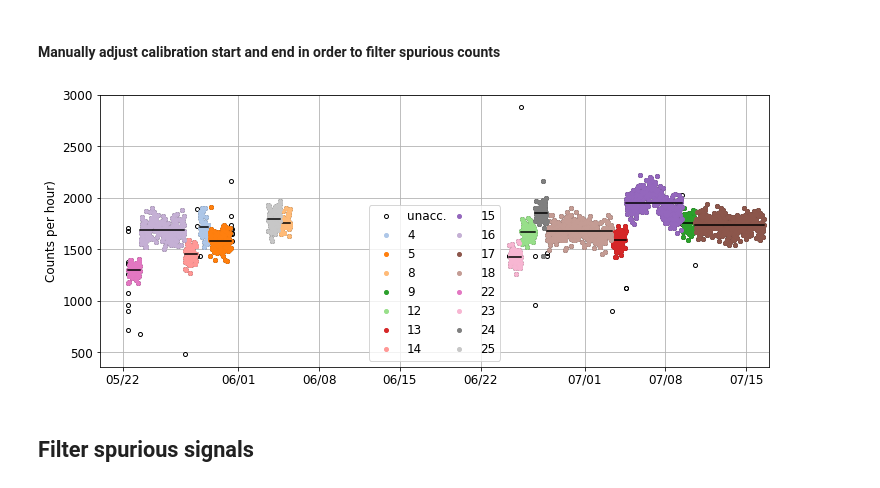
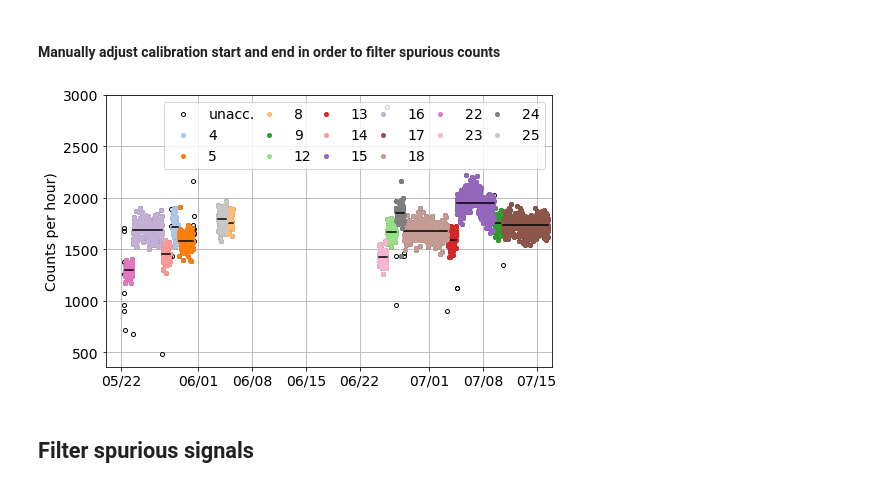
Before and after one commit to heistermann/cosmicsense, a Jupyter notebook: docs/source/notebooks/jfc1_process_wradlib.ipynb, the cells around one changed output. Drawn from its saved outputs; the diff is of its cells as text; code cells hidden in the pictures.

```diff
--- a/docs/source/notebooks/jfc1_process_wradlib.ipynb
+++ b/docs/source/notebooks/jfc1_process_wradlib.ipynb
@@ -29,0 +69,3 @@ warnings.simplefilter('once', RuntimeWarning)
+# %%
+wgs84 = wradlib.georef.epsg_to_osr(4326)
+utm32n = wradlib.georef.epsg_to_osr(32632)
@@ -29,0 +77,14 @@ warnings.simplefilter('once', RuntimeWarning)
+# %%
+# catchment
+catdata, catlayer = wradlib.io.open_vector("/media/x/cosmicsense/data/fendt/data_v1/Elaborated/upperRottCatchment.shp")
+catborders, keys = wradlib.georef.get_vector_coordinates(catlayer, source_srs=wgs84, dest_srs=utm32n)
+# roads
+roaddata, roadlayer = wradlib.io.open_vector("/media/x/cosmicsense/data/fendt/data_v1/Elaborated/FendtRoads.shp")
+roads, keys = wradlib.georef.get_vector_coordinates(roadlayer, source_srs=wgs84, dest_srs=utm32n)
+# SoilNet
+snfile = "/media/x/cosmicsense/data/fendt/data_v1/Elaborated/soilnetNodesInfo.shp"
+soilnetlatlon = cs.util.xy_from_pointshp(snfile)
+soilnetxy = wradlib.georef.reproject(soilnetlatlon, projection_target=utm32n)
+# Land use
+lutdata, lutlayer = wradlib.io.open_vector("/media/x/cosmicsense/data/fendt/landuse/osm_landuse_selection.shp")
+lut, lutkeys = wradlib.georef.get_vector_coordinates(lutlayer, key="fclass", source_srs=wgs84, dest_srs=utm32n)
@@ -63,8 +175,8 @@ meteo.index = meteo.index.tz_convert(None)
 meteo["abshum2m"] = cs.conv.absolute_humidity(meteo.temp2m, meteo.relhum2m)
 temphum["abshum2m"] = cs.conv.absolute_humidity(temphum.temp2m, temphum.relhum2m)
 # %%
-plt.rc('font', **{'size'   : 12})
-fig = plt.figure(figsize=(12, 12))
+plt.rc('font', **{'size'   : 14})
+fig = plt.figure(figsize=(8, 8))
 
 ax = plt.subplot(411)
 plt.plot(prec["2019-05-06":].index, prec["2019-05-06":].depth.cumsum(), label="Hohenpeißenberg")
@@ -95,7 +207,7 @@ ax2 = ax.twinx()
 abshumpl = plt.plot(meteo["2019-05-06":].index, meteo["2019-05-06":].abshum2m, color="black", label="Abs. hum. (g/m3)")
 lns = templ+rehumpl+abshumpl
 labs = [l.get_label() for l in lns]
-ax.legend(lns, labs, loc="upper left")
+ax.legend(lns, labs)
 ax.xaxis.set_major_formatter(mdates.DateFormatter('%m/%d'))
 plt.title("Temperature and humidity (on site only)")
 plt.ylabel("g / m3")
@@ -111,7 +223,7 @@ ax2 = ax.twinx()
 abshumpl = plt.plot(temphum["2019-05-06":].index, temphum["2019-05-06":].abshum2m, color="black", label="Abs. hum. (g/m3)")
 lns = templ+rehumpl+abshumpl
 labs = [l.get_label() for l in lns]
-ax.legend(lns, labs, loc="upper left")
+#ax.legend(lns, labs)
 ax.xaxis.set_major_formatter(mdates.DateFormatter('%m/%d'))
 plt.title("Temperature and humidity (Hohenpeißenberg only)")
 plt.ylabel("g / m3")
@@ -119,4 +231,5 @@ plt.tight_layout()
 ax.set_xlim(xlim)
 
 fig.autofmt_xdate()
+plt.tight_layout()
 # %% [output]
@@ -236,26 +317,26 @@ for id in attrs[attrs.hascal].id:
 # %%
 calavgcph = cal.groupby('id', as_index=False)['cph1'].mean()
 # %%
-plt.rc('font', **{'size'   : 12})
+plt.rc('font', **{'size'   : 14})
 colors = plt.cm.tab20(range(len(calavgcph)))
-fig = plt.figure(figsize=(12, 5))
+fig = plt.figure(figsize=(8, 5))
 ax = plt.subplot(111)
 plt.plot(cal.index, cal.cph1, linewidth=0, marker=".", color="black", mfc="None", ms=8, label="unacc.")
 plt.grid()
 plt.xlim(dt.datetime(2019,5,20), dt.datetime(2019,7,17))
 for i,id in enumerate(calavgcph.id):
     if not id==-9999:
         #start = attrs.loc[id,"calstartadj"]
         #end = attrs.loc[id,"calendadj"]
         #tmp = cal[start:end]
         plt.plot(cal.loc[cal.id==id].index, cal[cal.id==id].cph1, linewidth=0, marker=".", ms=8, color=colors[i], label=str(id))
         #plt.plot(tmp.loc[cal.id==id].index, tmp.loc[cal.id==id].cph1, linewidth=0, marker=".", ms=8, color=colors[i], label=str(id))
         plt.plot(attrs.loc[id,["calstartadj", "calendadj"]], np.repeat(calavgcph[calavgcph.id==id].cph1, 2), color="black", label="_tmp")
-plt.legend(ncol=2, columnspacing=0.001)
+plt.legend(ncol=6, columnspacing=0.001)
 plt.ylabel("Counts per hour)")
 ax.xaxis.set_major_formatter(mdates.DateFormatter('%m/%d'))
 # %% [output]
-[figure, old version]
+[figure, new version]
 # %% [markdown]
 ## Filter spurious signals
 # %% [markdown]
```
Also changed, not shown: parts of 96 cells of this notebook, 8 other files.
